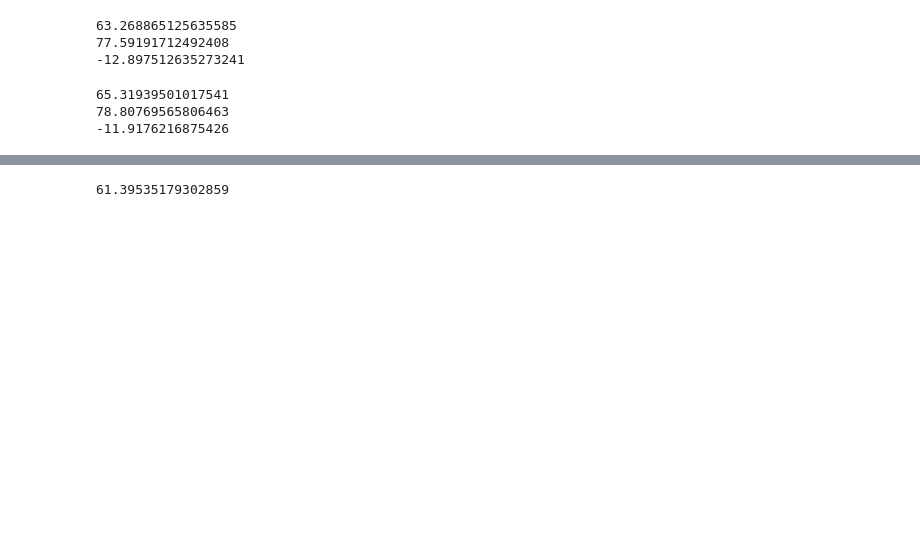
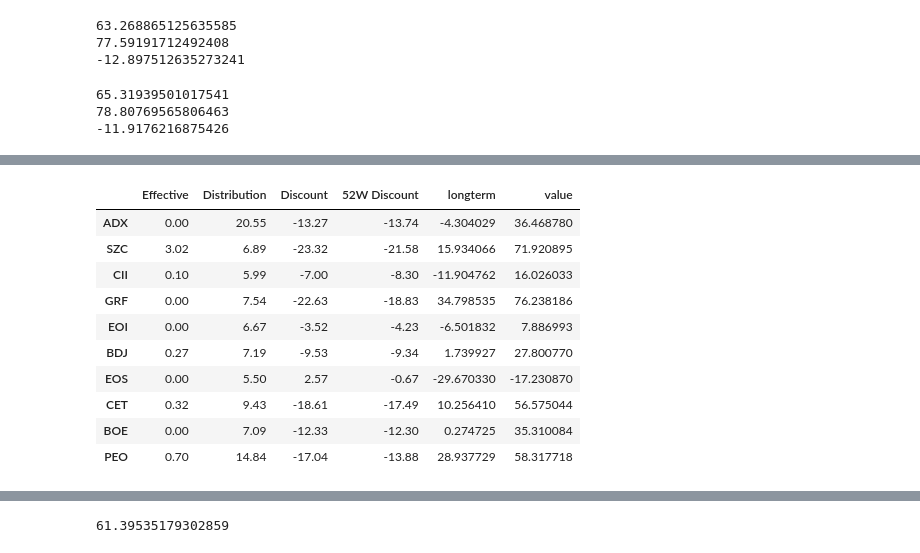
Before and after one commit to Julia-Susser/Closed-End-Fund-2.0, a Jupyter notebook: src/S&P500 Optimizer - Random Swap.ipynb, the cells around one changed output, grey strips where cells are left out. Saved outputs shown, nothing was run; the diff lists cells and outputs as text; code cells hidden in the pictures; blank space fills up the shorter version.

```diff
--- a/src/S&P500 Optimizer - Random Swap.ipynb
+++ b/src/S&P500 Optimizer - Random Swap.ipynb
@@ -206,3 +206,8 @@ obj = runModel()
 65.31939501017541
 78.80769565806463
 -11.9176216875426
+# %%
+w = obj.weights.loc[(obj.weights.index.isin(['ADX', 'SZC', 'CII', 'GRF', 'EOI', 'BDJ', 'EOS', 'CET', 'BOE', 'PEO'])) & (obj.weights.weights!=0)]
+w = w/w.sum()
+Discount().getWeightedDiscount(w)
+AssetOverlap().addStocksOverlap(w)
@@ -209 +230,15 @@ obj = runModel()
+# %%
+Discount().discount.loc[w.index]
+# %% [output]
+|  | Effective | Distribution | Discount | 52W Discount | longterm | value |
+| ADX | 0.00 | 20.55 | -13.27 | -13.74 | -4.304029 | 36.468780 |
+| SZC | 3.02 | 6.89 | -23.32 | -21.58 | 15.934066 | 71.920895 |
+| CII | 0.10 | 5.99 | -7.00 | -8.30 | -11.904762 | 16.026033 |
+| GRF | 0.00 | 7.54 | -22.63 | -18.83 | 34.798535 | 76.238186 |
+| EOI | 0.00 | 6.67 | -3.52 | -4.23 | -6.501832 | 7.886993 |
+| BDJ | 0.27 | 7.19 | -9.53 | -9.34 | 1.739927 | 27.800770 |
+| EOS | 0.00 | 5.50 | 2.57 | -0.67 | -29.670330 | -17.230870 |
+| CET | 0.32 | 9.43 | -18.61 | -17.49 | 10.256410 | 56.575044 |
+| BOE | 0.00 | 7.09 | -12.33 | -12.30 | 0.274725 | 35.310084 |
+| PEO | 0.70 | 14.84 | -17.04 | -13.88 | 28.937729 | 58.317718 |
 # %%
```
Also changed, not shown: parts of 5 cells of this notebook, 3 other files.
